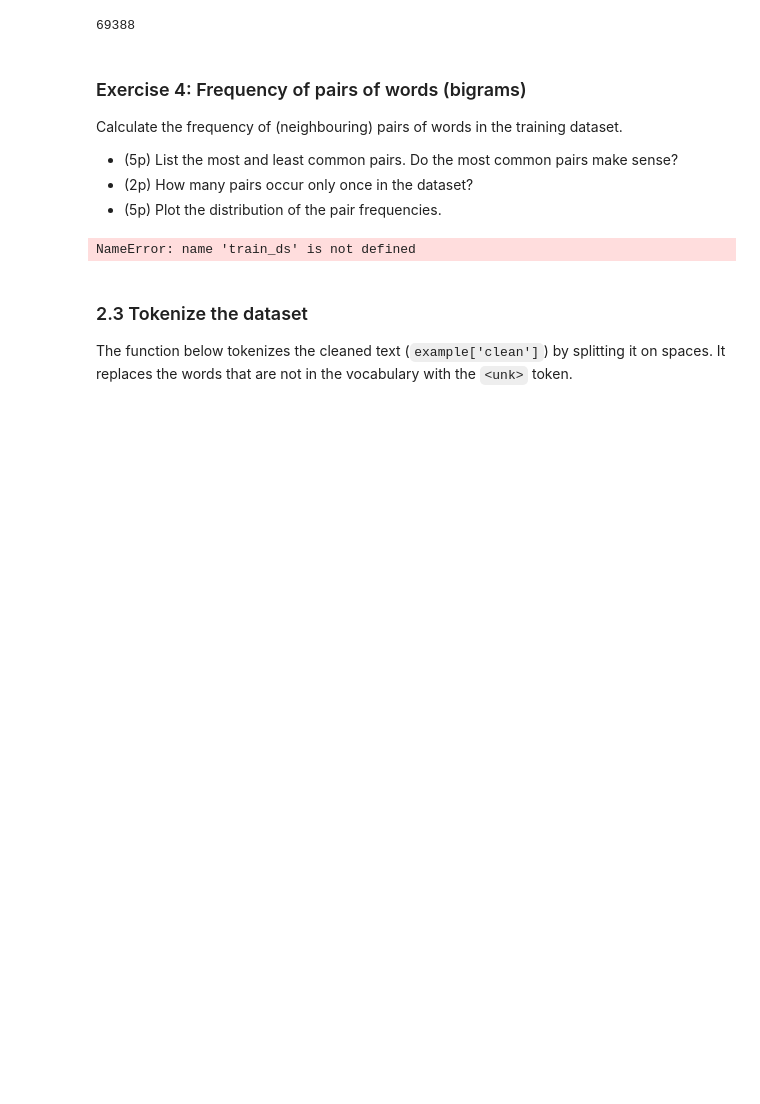
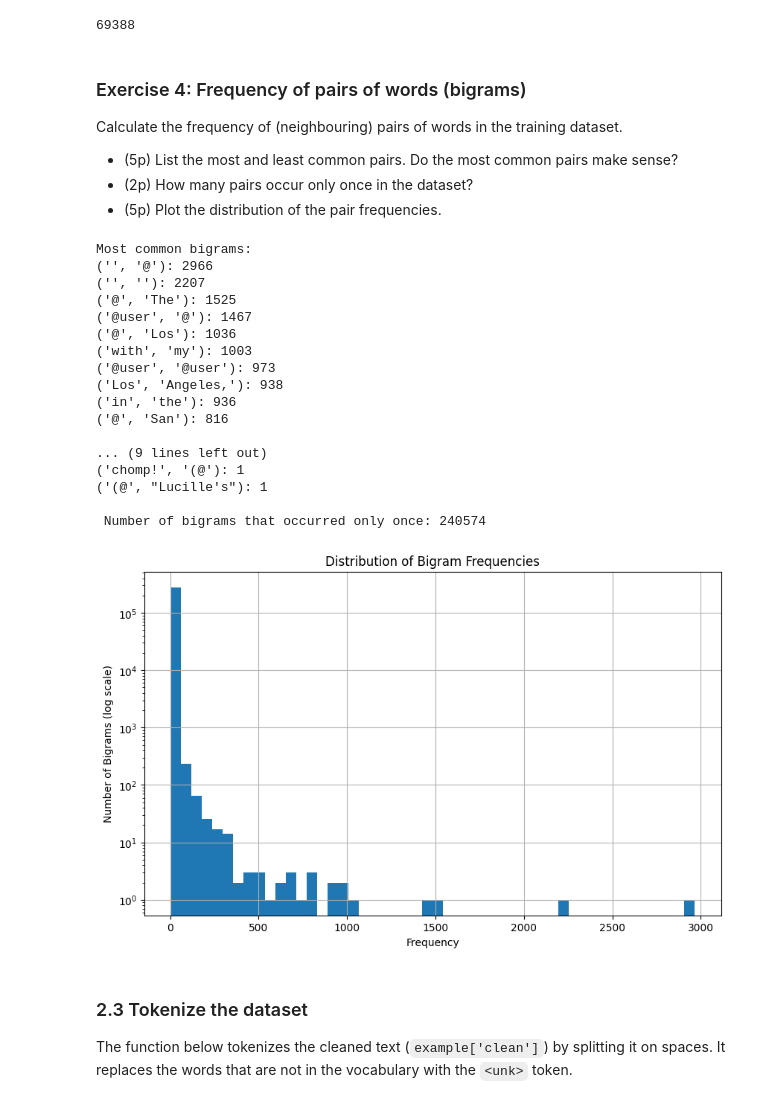
Before and after one commit to katarinadvornak/Natural-Language-Processing, a Jupyter notebook: lab1/lab1_empty.ipynb, the cells around one changed output. Drawn from its saved outputs; the diff is of its cells as text; code cells hidden in the pictures; blank space fills up the shorter version.

````diff
--- a/lab1/lab1_empty.ipynb
+++ b/lab1/lab1_empty.ipynb
@@ -545,35 +545,52 @@ def get_bigram_frequencies(dataset):
         bigrams = zip(words, words[1:])  # Create bigrams
         bigram_counter.update(bigrams)
 
     return bigram_counter
 
-bigram_freqs = get_bigram_frequencies(train_ds)
+bigram_freqs = get_bigram_frequencies(tweet_ds["train"])
 
 # Most common
 print("Most common bigrams:")
 for bigram, count in bigram_freqs.most_common(10):
     print(f"{bigram}: {count}")
 
 # Least common
 least_common = [bigram for bigram, count in bigram_freqs.items() if count == 1]
 
 # Print a few
 print("\n Least common bigrams:")
 for bigram in least_common[:10]:
     print(f"{bigram}: 1")
 
 # Total count
 print(f"\n Number of bigrams that occurred only once: {len(least_common)}")
 
 plt.figure(figsize=(10, 6))
 plt.hist(bigram_freqs.values(), bins=50, log=True)
 plt.title("Distribution of Bigram Frequencies")
 plt.xlabel("Frequency")
 plt.ylabel("Number of Bigrams (log scale)")
 plt.grid(True)
 plt.show()
 # %% [output]
-NameError: name 'train_ds' is not defined
+Most common bigrams:
+('️', '@'): 2966
+('️', '️'): 2207
+('@', 'The'): 1525
+('@user', '@'): 1467
+('@', 'Los'): 1036
+('with', 'my'): 1003
+('@user', '@user'): 973
+('Los', 'Angeles,'): 938
+('in', 'the'): 936
+('@', 'San'): 816
+
+... (9 lines left out)
+('chomp!', '(@'): 1
+('(@', "Lucille's"): 1
+
+ Number of bigrams that occurred only once: 240574
+[figure, added]
 # %% [markdown]
 ### 2.3 Tokenize the dataset
 The function below tokenizes the cleaned text (```example['clean']```) by splitting it on spaces. It replaces the words that are not in the vocabulary with the `<unk>` token.
````
Also changed, not shown: parts of 1 cell of this notebook, 1 other file.
